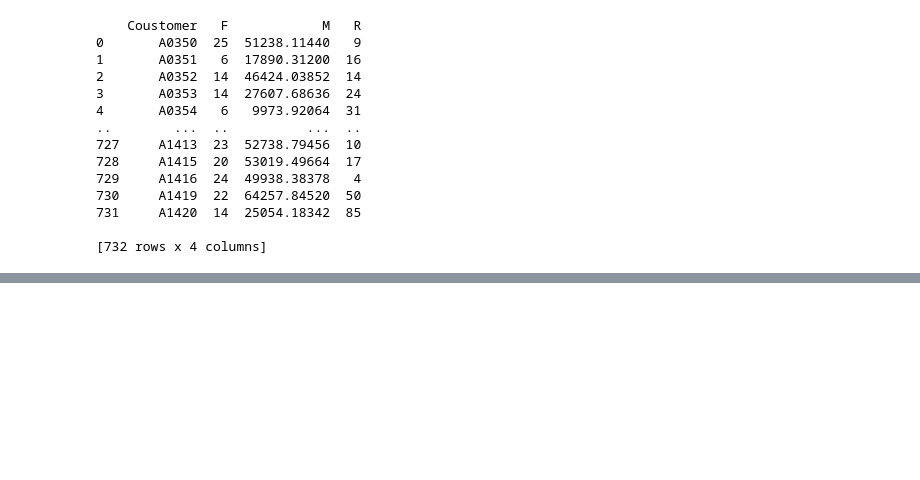
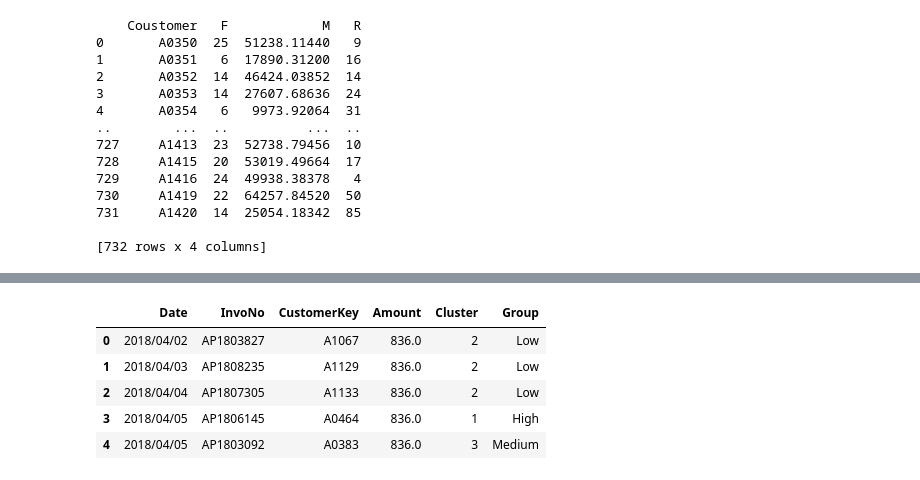
Before and after one commit to Ryanweiii/RFM-Analysis, a Jupyter notebook: rfm123.ipynb, the cells around one changed output, grey strips where cells are left out. Cells and saved outputs as stored; diff of their text form; code cells hidden in the pictures; blank space fills up the shorter version.

```diff
--- a/rfm123.ipynb
+++ b/rfm123.ipynb
@@ -75,0 +176,13 @@ print(result_df)
+# %%
+# 重新讀取原始交易資料
+import pandas as pd
+df = pd.read_csv('練習檔.csv')
+
+# 將 rfm_data 中的 Coustomer 與 Cluster 提取出來，並與原始 df 合併
+df = df.merge(rfm_data[['Coustomer', 'Cluster']], left_on='CustomerKey', right_on='Coustomer', how='left')
+
+# 移除多餘的 Coustomer 欄位以保持資料整潔
+df = df.drop(columns=['Coustomer'])
+
+# 顯示合併後的原始資料前 5 筆
+display(df.head())
@@ -75,0 +196,21 @@ print(result_df)
+# %%
+# 定義 Cluster 與 Group 的對應關係
+cluster_mapping = {
+    0: 'Missing',
+    1: 'High',
+    2: 'Low',
+    3: 'Medium'
+}
+
+# 新增 Group 欄位並進行對應對照
+df['Group'] = df['Cluster'].map(cluster_mapping)
+
+# 顯示調整後的前 5 筆資料
+display(df.head())
+# %% [output]
+|  | Date | InvoNo | CustomerKey | Amount | Cluster | Group |
+| 0 | 2018/04/02 | AP1803827 | A1067 | 836.0 | 2 | Low |
+| 1 | 2018/04/03 | AP1808235 | A1129 | 836.0 | 2 | Low |
+| 2 | 2018/04/04 | AP1807305 | A1133 | 836.0 | 2 | Low |
+| 3 | 2018/04/05 | AP1806145 | A0464 | 836.0 | 1 | High |
+| 4 | 2018/04/05 | AP1803092 | A0383 | 836.0 | 3 | Medium |
```
Also changed, not shown: parts of 9 cells of this notebook.
